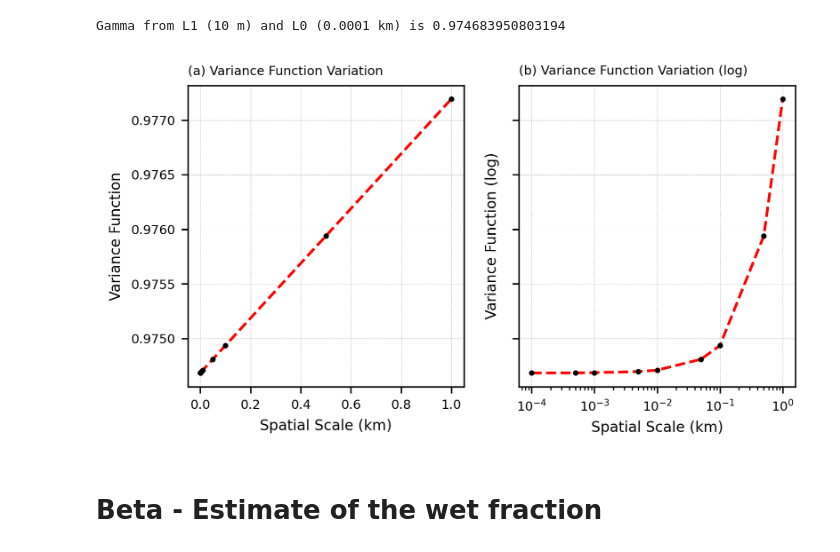
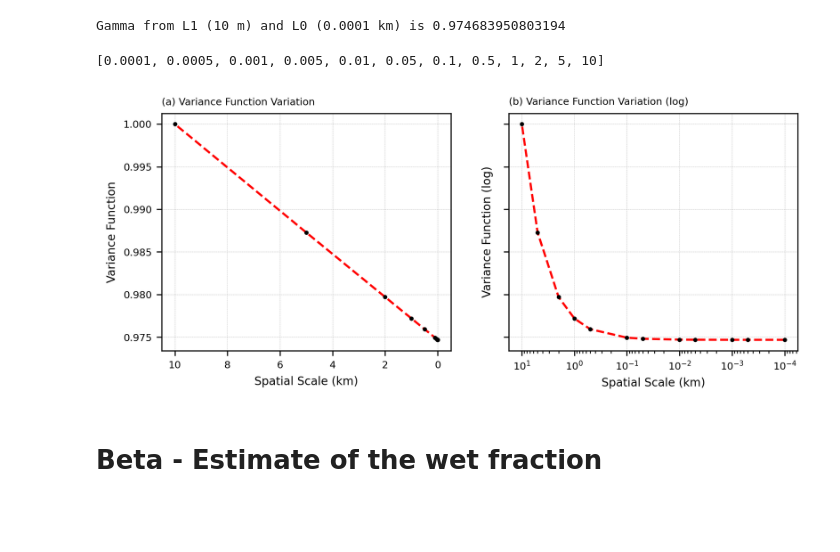
Before and after one commit to mhacarthur/downpy, a Jupyter notebook: codes/test_corr_gamma.ipynb, the cells around one changed output. Drawn from its saved outputs; the diff is of its cells as text; code cells hidden in the pictures; blank space fills up the shorter version.

```diff
--- a/codes/test_corr_gamma.ipynb
+++ b/codes/test_corr_gamma.ipynb
@@ -338,7 +338,7 @@ print(f'Gamma from L1 ({L1} m) and L0 ({L0} km) is {gam}')
 Gamma from L1 (10 m) and L0 (0.0001 km) is 0.974683950803194
 # %%
 L1 = 10
-L0_s = [0.0001, 0.0005, 0.001, 0.005, 0.01, 0.05, 0.1, 0.5, 1]
+L0_s = [0.0001, 0.0005, 0.001, 0.005, 0.01, 0.05, 0.1, 0.5, 1, 2, 5, 10]
 gam_list = []
 
 for nn in range(len(L0_s)):
@@ -352,8 +352,12 @@ for nn in range(len(L0_s)):
     int_XY0, abserr0 = dblquad(fun_XY0, 0.0, L0, lambda x: 0.0, lambda x: L0)
 
     gam_list.append((L0 / L1) ** 4 * (int_XY / int_XY0))
+# %%
+L0_s
+# %% [output]
+[0.0001, 0.0005, 0.001, 0.005, 0.01, 0.05, 0.1, 0.5, 1, 2, 5, 10]
 # %%
-fig = plt.figure(figsize=(6,3),dpi=300)
+fig = plt.figure(figsize=(8,3),dpi=300)
 gs = gridspec.GridSpec(1,2)
 
 # ====================================================================
@@ -361,35 +365,39 @@ ax1 = plt.subplot(gs[0, 0])
 ax1.plot(L0_s, gam_list, 'k.',markersize=4, zorder=8)
 ax1.plot(L0_s, gam_list, 'r--',markersize=4)
 
 ax1.tick_params(axis='x', labelsize=7)
 ax1.tick_params(axis='y', labelsize=7)
 
 ax1.set_xlabel('Spatial Scale (km)', fontsize=8)
 ax1.set_ylabel('Variance Function', fontsize=8)
 
+plt.grid(linewidth=0.2, linestyle='--')
+
 ax1.set_title('(a) Variance Function Variation', loc='left', fontsize=7)
 
-plt.grid(linewidth=0.2, linestyle='--')
+ax1.set_xlim(ax1.get_xlim()[::-1])
 
 # ====================================================================
 ax1 = plt.subplot(gs[0, 1])
 ax1.plot(L0_s, gam_list, 'k.',markersize=4, zorder=8)
 ax1.plot(L0_s, gam_list, 'r--',markersize=4)
 
 ax1.set_xscale('log')
 
 ax1.tick_params(axis='x', labelsize=7)
 ax1.tick_params(axis='y', labelsize=7)
 
 ax1.set_xlabel('Spatial Scale (km)', fontsize=8)
 ax1.set_ylabel('Variance Function (log)', fontsize=8)
 ax1.set_yticklabels([])
 
+ax1.set_xlim(ax1.get_xlim()[::-1])
+
 ax1.set_title('(b) Variance Function Variation (log)', loc='left', fontsize=7)
 
 plt.grid(linewidth=0.2, linestyle='--')
 # %% [output]
-[figure, old version]
+[figure, new version]
 # %% [markdown]
 # Beta - Estimate of the wet fraction
 # %%
```
Also changed, not shown: parts of 7 cells of this notebook, 1 other file.
